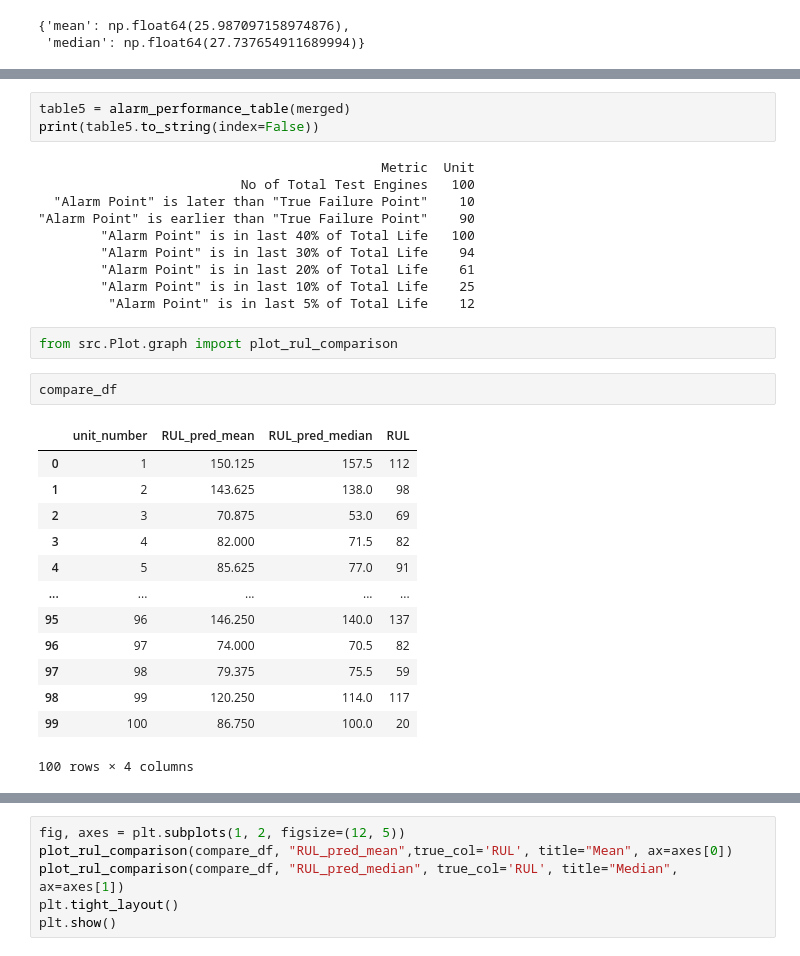
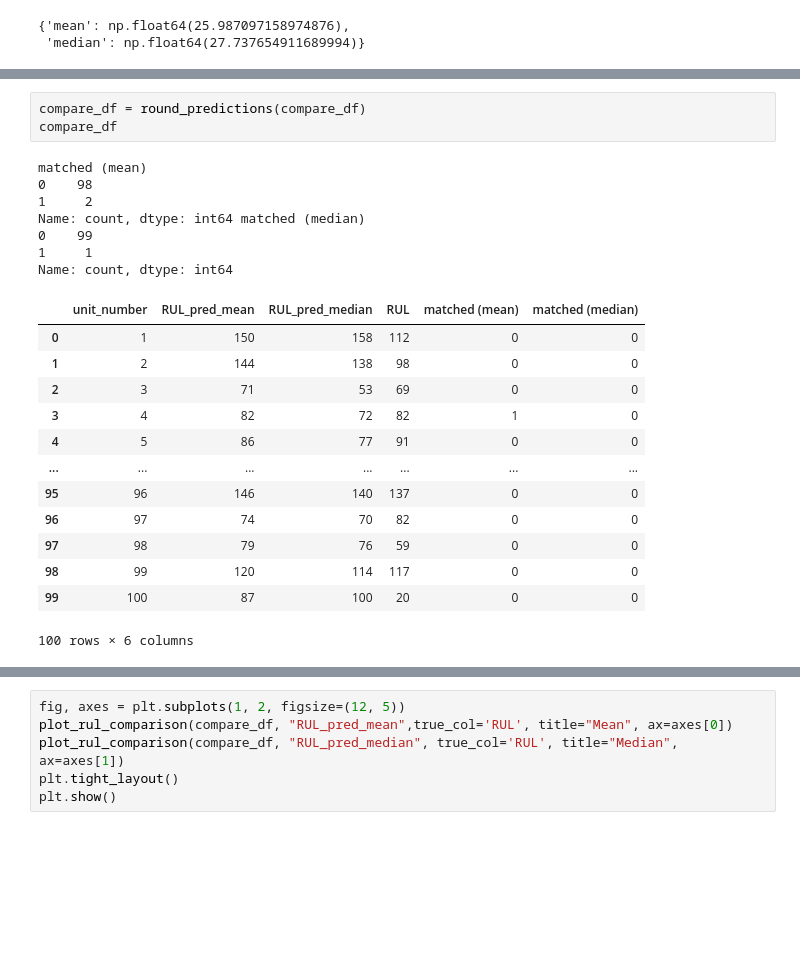
Before and after one commit to Lznkz/Project-MFPCA, a Jupyter notebook: real.ipynb, the cells around one changed output, grey strips where cells are left out. Saved outputs shown, nothing was run; the diff lists cells and outputs as text; blank space fills up the shorter version.

```diff
--- a/real.ipynb
+++ b/real.ipynb
@@ -530,31 +198,24 @@ def alarm_performance_table(merged):
-# %%
-table5 = alarm_performance_table(merged)
-print(table5.to_string(index=False))
-# %% [output]
-                                            Metric  Unit
-                          No of Total Test Engines   100
-  "Alarm Point" is later than "True Failure Point"    10
-"Alarm Point" is earlier than "True Failure Point"    90
-        "Alarm Point" is in last 40% of Total Life   100
-        "Alarm Point" is in last 30% of Total Life    94
-        "Alarm Point" is in last 20% of Total Life    61
-        "Alarm Point" is in last 10% of Total Life    25
-         "Alarm Point" is in last 5% of Total Life    12
-# %%
-from src.Plot.graph import plot_rul_comparison
-# %%
-compare_df
-# %% [output]
-|  | unit_number | RUL_pred_mean | RUL_pred_median | RUL |
-| 0 | 1 | 150.125 | 157.5 | 112 |
-| 1 | 2 | 143.625 | 138.0 | 98 |
-| 2 | 3 | 70.875 | 53.0 | 69 |
-| 3 | 4 | 82.000 | 71.5 | 82 |
-| 4 | 5 | 85.625 | 77.0 | 91 |
-| ... | ... | ... | ... | ... |
-| 95 | 96 | 146.250 | 140.0 | 137 |
-| 96 | 97 | 74.000 | 70.5 | 82 |
-| 97 | 98 | 79.375 | 75.5 | 59 |
-| 98 | 99 | 120.250 | 114.0 | 117 |
-| 99 | 100 | 86.750 | 100.0 | 20 |
-100 rows × 4 columns
+# %%
+compare_df = round_predictions(compare_df)
+compare_df
+# %% [output]
+matched (mean)
+0    98
+1     2
+Name: count, dtype: int64 matched (median)
+0    99
+1     1
+Name: count, dtype: int64
+|  | unit_number | RUL_pred_mean | RUL_pred_median | RUL | matched (mean) | matched (median) |
+| 0 | 1 | 150 | 158 | 112 | 0 | 0 |
+| 1 | 2 | 144 | 138 | 98 | 0 | 0 |
+| 2 | 3 | 71 | 53 | 69 | 0 | 0 |
+| 3 | 4 | 82 | 72 | 82 | 1 | 0 |
+| 4 | 5 | 86 | 77 | 91 | 0 | 0 |
+| ... | ... | ... | ... | ... | ... | ... |
+| 95 | 96 | 146 | 140 | 137 | 0 | 0 |
+| 96 | 97 | 74 | 70 | 82 | 0 | 0 |
+| 97 | 98 | 79 | 76 | 59 | 0 | 0 |
+| 98 | 99 | 120 | 114 | 117 | 0 | 0 |
+| 99 | 100 | 87 | 100 | 20 | 0 | 0 |
+100 rows × 6 columns
```
Also changed, not shown: parts of 28 cells of this notebook, 4 other files.
